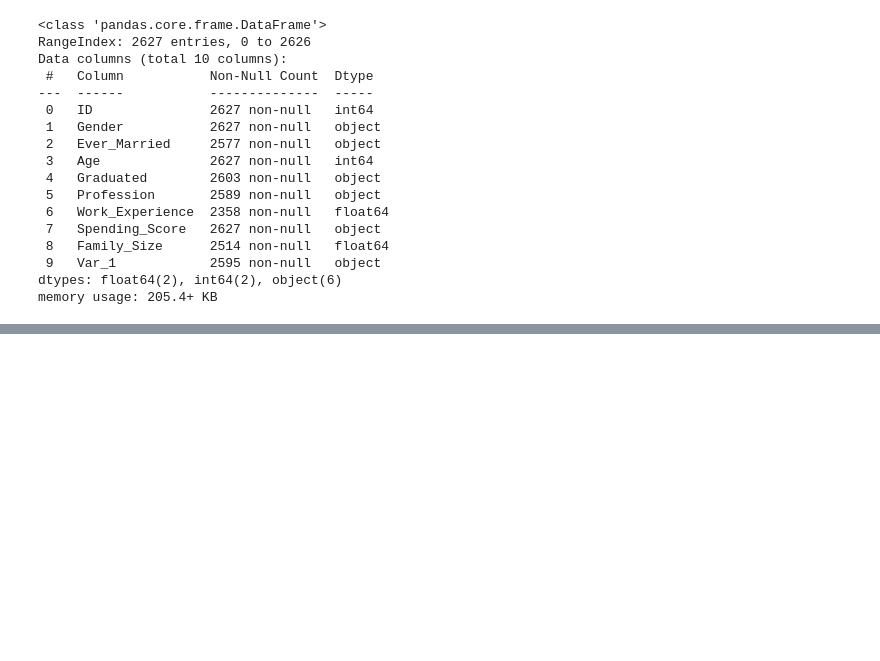
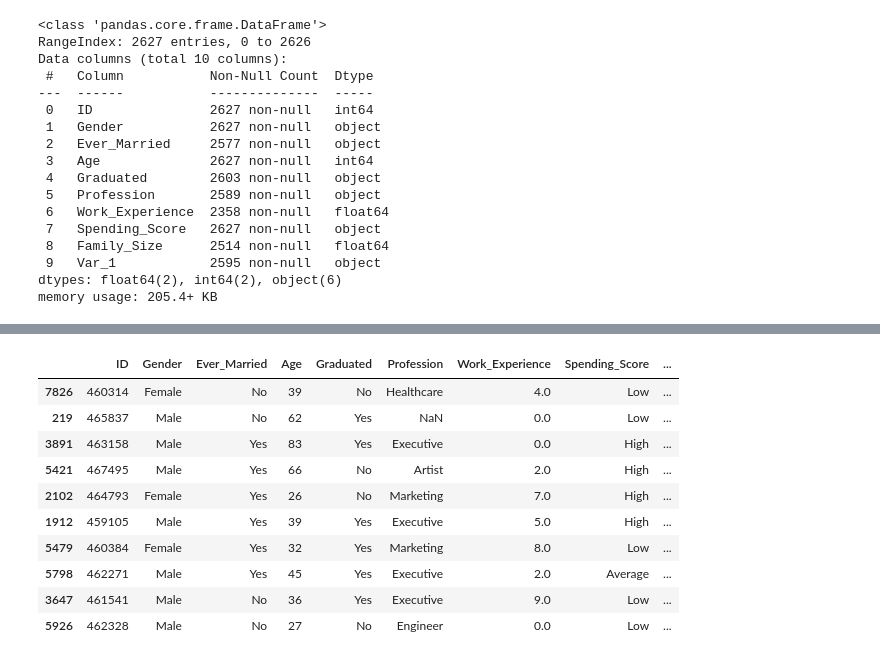
Before and after one commit to Research-Group-CDAP/ML_Assignment2_IT19132310_IT19139036_IT19120980_IT19104218, a Jupyter notebook: model.ipynb, the cells around one changed output, grey strips where cells are left out. Saved outputs shown, nothing was run; the diff lists cells and outputs as text; code cells hidden in the pictures; blank space fills up the shorter version.

```diff
--- a/model.ipynb
+++ b/model.ipynb
@@ -103,0 +122,15 @@ memory usage: 205.4+ KB
+# %%
+# Looking random 10 rows of the data
+df_train.sample(10)
+# %% [output]
+|  | ID | Gender | Ever_Married | Age | Graduated | Profession | Work_Experience | Spending_Score | ... |
+| 7826 | 460314 | Female | No | 39 | No | Healthcare | 4.0 | Low | ... |
+| 219 | 465837 | Male | No | 62 | Yes | NaN | 0.0 | Low | ... |
+| 3891 | 463158 | Male | Yes | 83 | Yes | Executive | 0.0 | High | ... |
+| 5421 | 467495 | Male | Yes | 66 | No | Artist | 2.0 | High | ... |
+| 2102 | 464793 | Female | Yes | 26 | No | Marketing | 7.0 | High | ... |
+| 1912 | 459105 | Male | Yes | 39 | Yes | Executive | 5.0 | High | ... |
+| 5479 | 460384 | Female | Yes | 32 | Yes | Marketing | 8.0 | Low | ... |
+| 5798 | 462271 | Male | Yes | 45 | Yes | Executive | 2.0 | Average | ... |
+| 3647 | 461541 | Male | No | 36 | Yes | Executive | 9.0 | Low | ... |
+| 5926 | 462328 | Male | No | 27 | No | Engineer | 0.0 | Low | ... |
```
Also changed, not shown: parts of 15 cells of this notebook.
